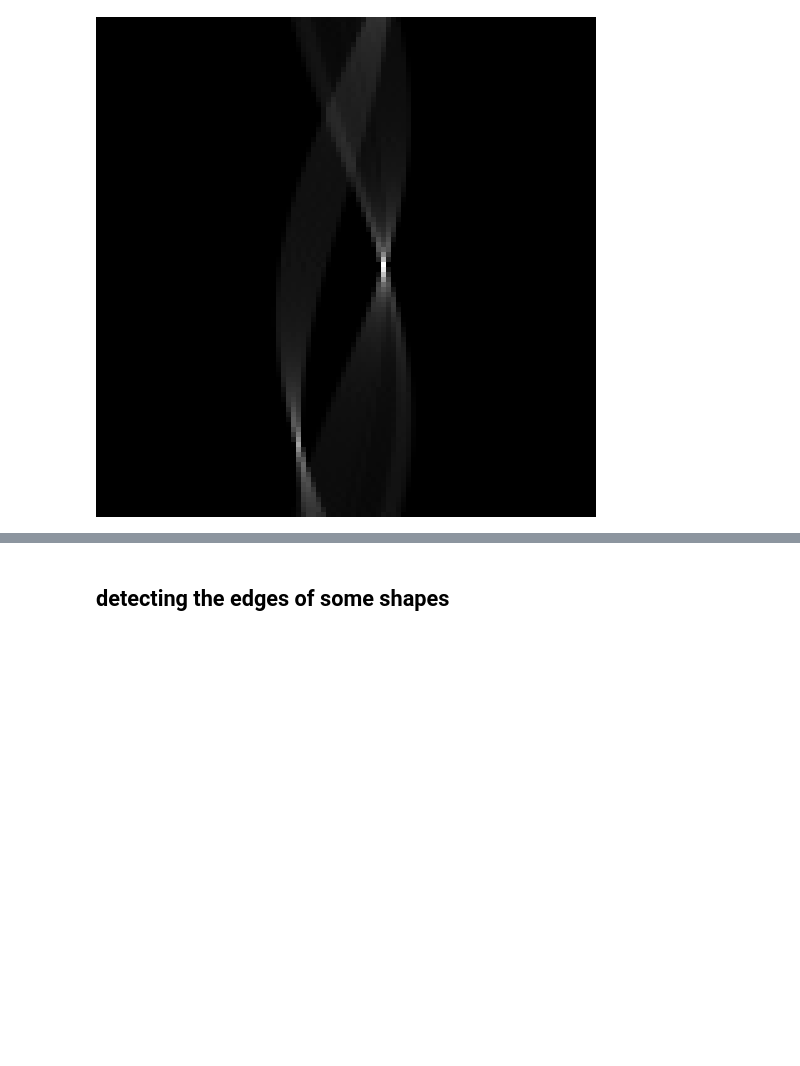
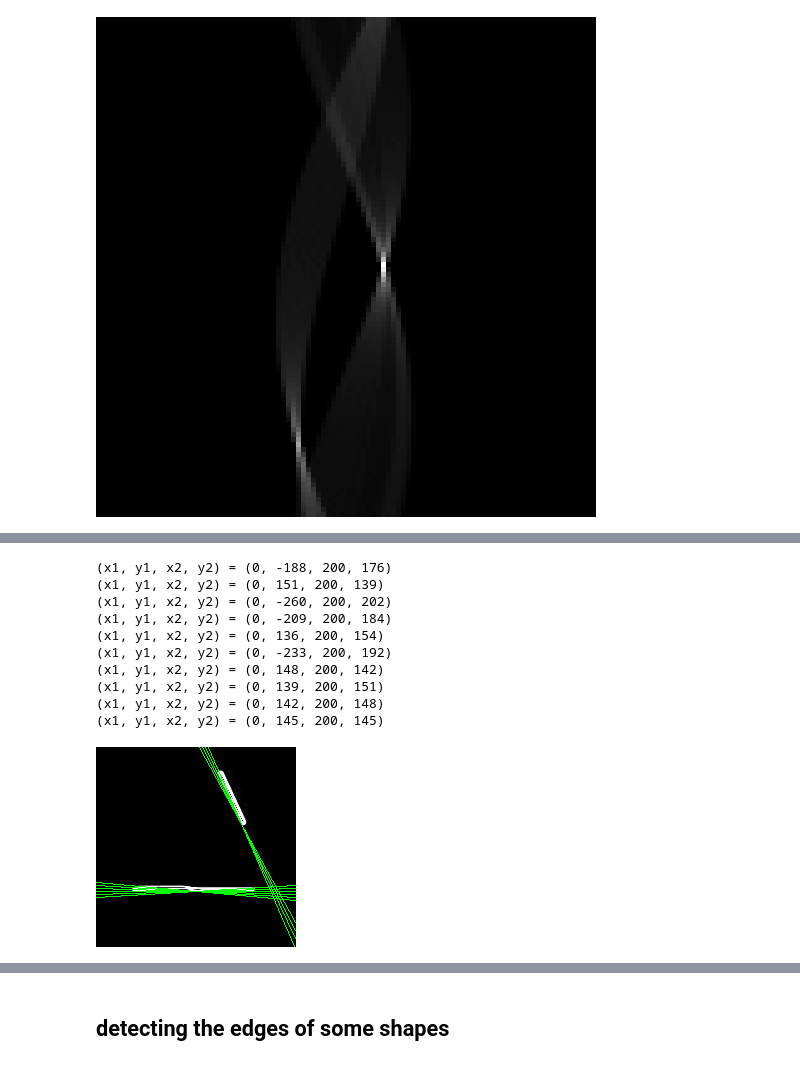
Before and after one commit to tadeohepperle/advanced_bioimage_programming, a Jupyter notebook: image_ops_julia/jl.ipynb, the cells around one changed output, grey strips where cells are left out. Cells and saved outputs as stored; diff of their text form; code cells hidden in the pictures; blank space fills up the shorter version.

Commit message:
line detection working

```diff
--- a/image_ops_julia/jl.ipynb
+++ b/image_ops_julia/jl.ipynb
@@ -27,5 +27,5 @@ imresize(Gray.(acc_matrix), (500, 500), method=Interpolations.Constant())
 # %% [output]
 [figure]
 # %%
-top_k_line_params = top_k_line_params_from_acc_matrix(acc_matrix, 6, size(img))
+top_k_line_params = top_k_line_params_from_acc_matrix(acc_matrix, 10, size(img))
 # %% [output]
@@ -44,25 +52,34 @@ top_k_line_params = top_k_line_params_from_acc_matrix(acc_matrix, 6, size(img))
  (-6.123233995736766e-17, 45.2548341151483)
 # %%
 function plot_img_and_linear_functions(img, mn_list)
-    p = plot(img)
+    img2 = RGB{Float32}.(copy(img))
     (h, w) = size(img)
+
     for (m, n) in mn_list
-
         x1 = -w ÷ 2
         x2 = w ÷ 2
 
-        y1 = floor(Int, m * x1 - n)
-        y2 = floor(Int, m * x2 - n)
+        y1 = floor(Int, m * x1 + n)
+        y2 = floor(Int, m * x2 + n)
 
         (x1, y1) = rel_pos_to_abs((x1, y1), (w, h))
         (x2, y2) = rel_pos_to_abs((x2, y2), (w, h))
-
-        plot!([x1, x2], [y1, y2], linewidth=5)
+        @show x1, y1, x2, y2
+        draw!(img2, LineTwoPoints(Point(x1, y1), Point(x2, y2)), RGB{Float32}(0.0, 1.0, 0.0))
     end
-    p
-
+    return img2
 end
 
-
-
 plot_img_and_linear_functions(img, top_k_line_params)
+# %% [output]
+(x1, y1, x2, y2) = (0, -188, 200, 176)
+(x1, y1, x2, y2) = (0, 151, 200, 139)
+(x1, y1, x2, y2) = (0, -260, 200, 202)
+(x1, y1, x2, y2) = (0, -209, 200, 184)
+(x1, y1, x2, y2) = (0, 136, 200, 154)
+(x1, y1, x2, y2) = (0, -233, 200, 192)
+(x1, y1, x2, y2) = (0, 148, 200, 142)
+(x1, y1, x2, y2) = (0, 139, 200, 151)
+(x1, y1, x2, y2) = (0, 142, 200, 148)
+(x1, y1, x2, y2) = (0, 145, 200, 145)
+[figure, added]
```
Also changed, not shown: parts of 6 cells of this notebook, 1 other file.
